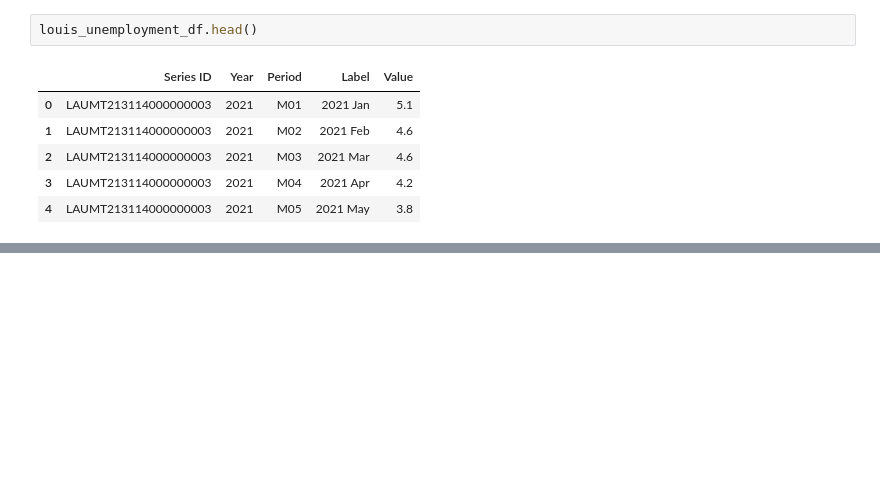
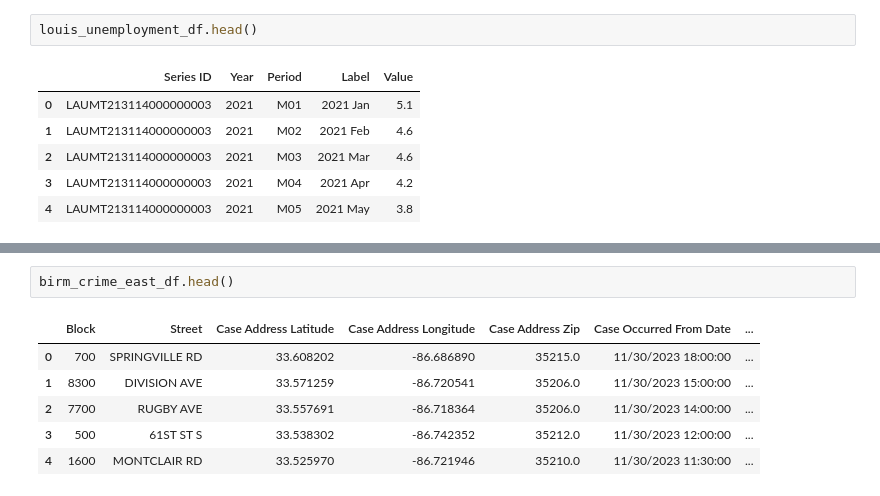
Before and after one commit to Uhuegbu23/crime_unemployment_data, a Jupyter notebook: data/crime.ipynb, the cells around one changed output, grey strips where cells are left out. Saved outputs shown, nothing was run; the diff lists cells and outputs as text; blank space fills up the shorter version.

```diff
--- a/data/crime.ipynb
+++ b/data/crime.ipynb
@@ -75,0 +124,9 @@ birm_crime_df.head()
+# %%
+birm_crime_east_df.head()
+# %% [output]
+|  | Block | Street | Case Address Latitude | Case Address Longitude | Case Address Zip | Case Occurred From Date | ... |
+| 0 | 700 | SPRINGVILLE RD | 33.608202 | -86.686890 | 35215.0 | 11/30/2023 18:00:00 | ... |
+| 1 | 8300 | DIVISION AVE | 33.571259 | -86.720541 | 35206.0 | 11/30/2023 15:00:00 | ... |
+| 2 | 7700 | RUGBY AVE | 33.557691 | -86.718364 | 35206.0 | 11/30/2023 14:00:00 | ... |
+| 3 | 500 | 61ST ST S | 33.538302 | -86.742352 | 35212.0 | 11/30/2023 12:00:00 | ... |
+| 4 | 1600 | MONTCLAIR RD | 33.525970 | -86.721946 | 35210.0 | 11/30/2023 11:30:00 | ... |
```
Also changed, not shown: parts of 7 cells of this notebook.
